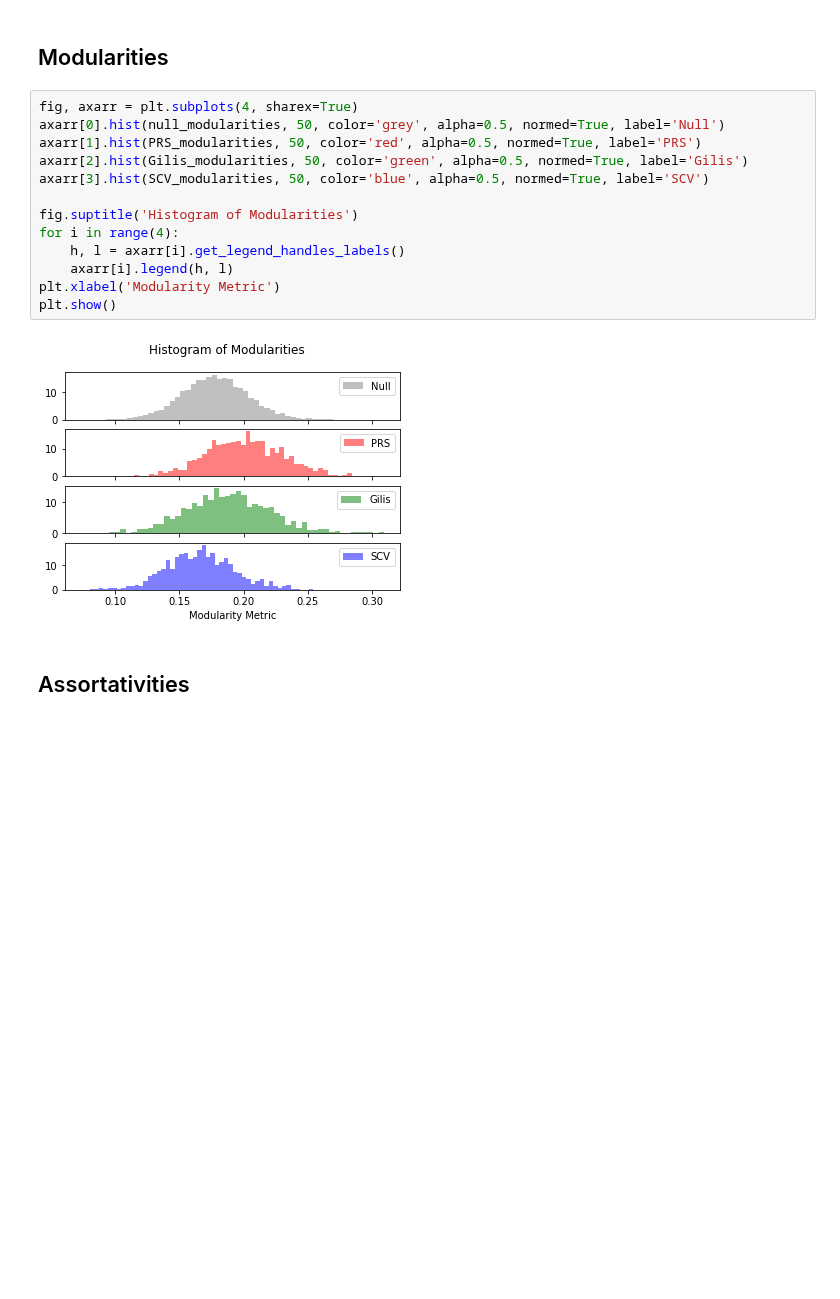
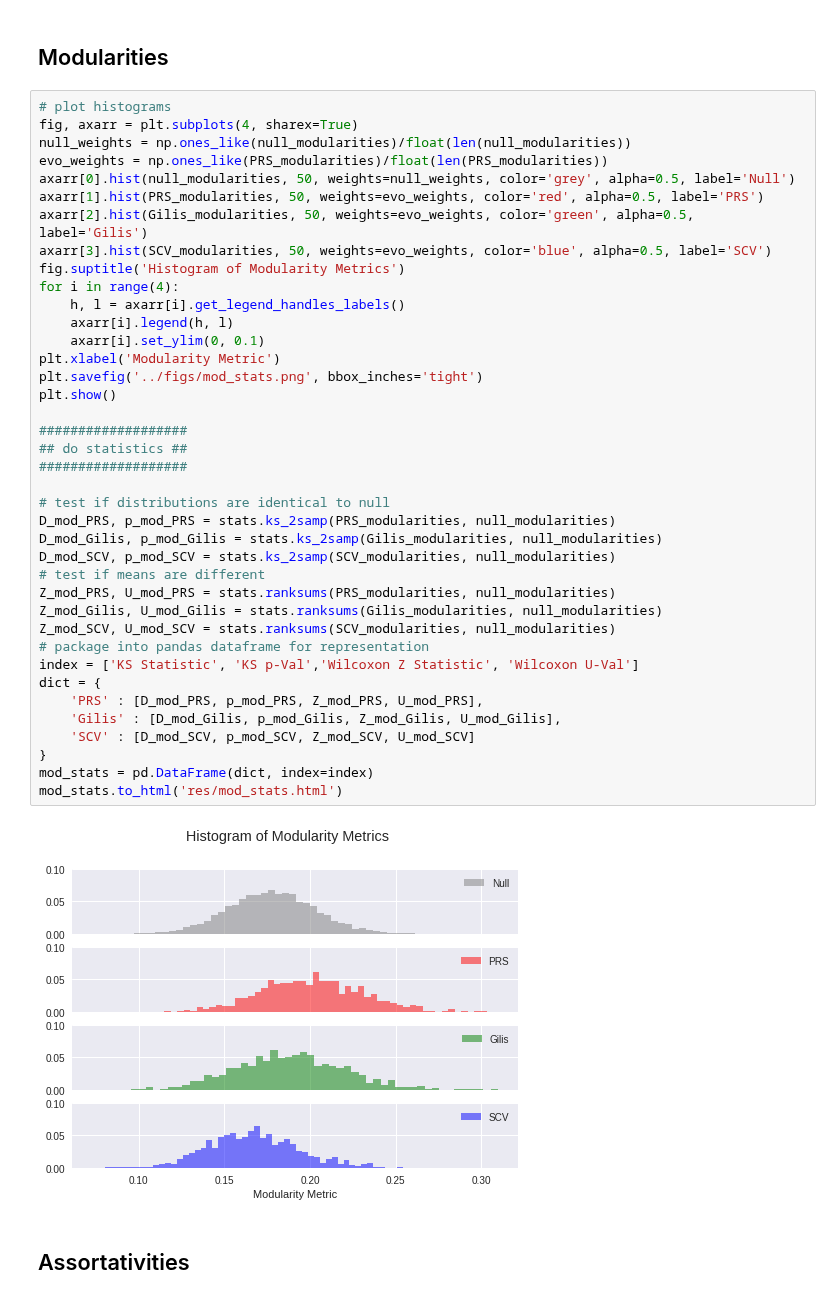
Before and after one commit to EndyLab/codon-tables, a Jupyter notebook: network_stats.ipynb, the cells around one changed output. Drawn from its saved outputs; the diff is of its cells as text; blank space fills up the shorter version.

Commit message:
generated images of network stats histograms and results of distribution tests

```diff
--- a/network_stats.ipynb
+++ b/network_stats.ipynb
@@ -158,20 +245,46 @@ plt.show()
 # %% [markdown]
 ## Modularities
 # %%
+# plot histograms
 fig, axarr = plt.subplots(4, sharex=True)
-axarr[0].hist(null_modularities, 50, color='grey', alpha=0.5, normed=True, label='Null')
-axarr[1].hist(PRS_modularities, 50, color='red', alpha=0.5, normed=True, label='PRS')
-axarr[2].hist(Gilis_modularities, 50, color='green', alpha=0.5, normed=True, label='Gilis')
-axarr[3].hist(SCV_modularities, 50, color='blue', alpha=0.5, normed=True, label='SCV')
-
-fig.suptitle('Histogram of Modularities')
+null_weights = np.ones_like(null_modularities)/float(len(null_modularities))
+evo_weights = np.ones_like(PRS_modularities)/float(len(PRS_modularities))
+axarr[0].hist(null_modularities, 50, weights=null_weights, color='grey', alpha=0.5, label='Null')
+axarr[1].hist(PRS_modularities, 50, weights=evo_weights, color='red', alpha=0.5, label='PRS')
+axarr[2].hist(Gilis_modularities, 50, weights=evo_weights, color='green', alpha=0.5, label='Gilis')
+axarr[3].hist(SCV_modularities, 50, weights=evo_weights, color='blue', alpha=0.5, label='SCV')
+fig.suptitle('Histogram of Modularity Metrics')
 for i in range(4):
     h, l = axarr[i].get_legend_handles_labels()
     axarr[i].legend(h, l)
+    axarr[i].set_ylim(0, 0.1)
 plt.xlabel('Modularity Metric')
+plt.savefig('../figs/mod_stats.png', bbox_inches='tight')
 plt.show()
+
+###################
+## do statistics ##
+###################
+
+# test if distributions are identical to null
+D_mod_PRS, p_mod_PRS = stats.ks_2samp(PRS_modularities, null_modularities)
+D_mod_Gilis, p_mod_Gilis = stats.ks_2samp(Gilis_modularities, null_modularities)
+D_mod_SCV, p_mod_SCV = stats.ks_2samp(SCV_modularities, null_modularities)
+# test if means are different
+Z_mod_PRS, U_mod_PRS = stats.ranksums(PRS_modularities, null_modularities)
+Z_mod_Gilis, U_mod_Gilis = stats.ranksums(Gilis_modularities, null_modularities)
+Z_mod_SCV, U_mod_SCV = stats.ranksums(SCV_modularities, null_modularities)
+# package into pandas dataframe for representation
+index = ['KS Statistic', 'KS p-Val','Wilcoxon Z Statistic', 'Wilcoxon U-Val']
+dict = {
+    'PRS' : [D_mod_PRS, p_mod_PRS, Z_mod_PRS, U_mod_PRS],
+    'Gilis' : [D_mod_Gilis, p_mod_Gilis, Z_mod_Gilis, U_mod_Gilis],
+    'SCV' : [D_mod_SCV, p_mod_SCV, Z_mod_SCV, U_mod_SCV]
+}
+mod_stats = pd.DataFrame(dict, index=index)
+mod_stats.to_html('res/mod_stats.html')
 # %% [output]
-[figure, old version]
+[figure, new version]
 # %% [markdown]
 ## Assortativities
 # %%
```
Also changed, not shown: parts of 5 cells of this notebook, 5 other files.
